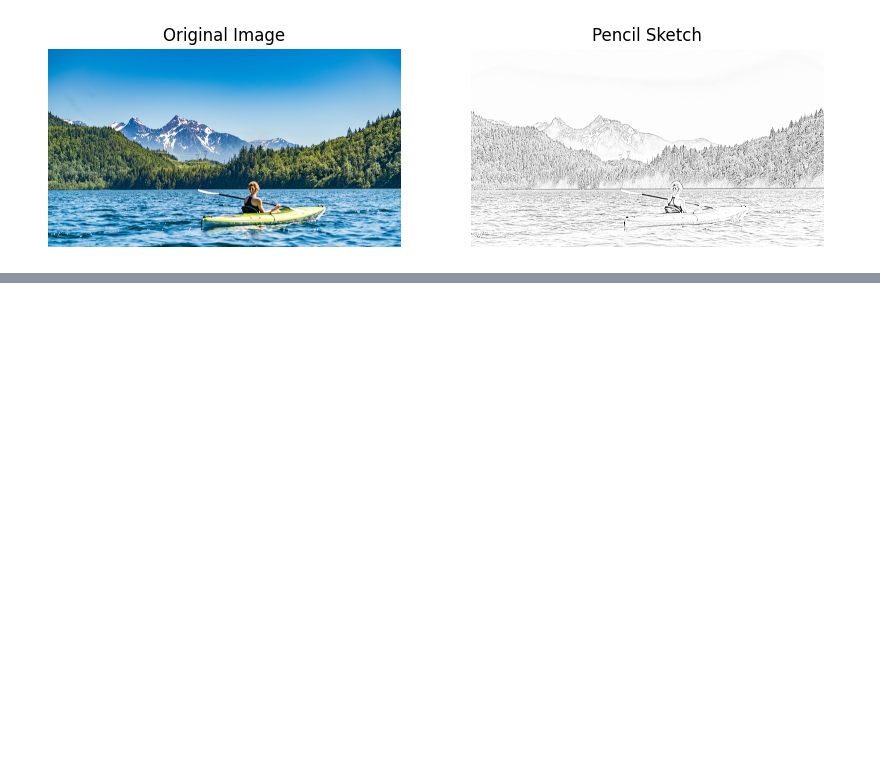
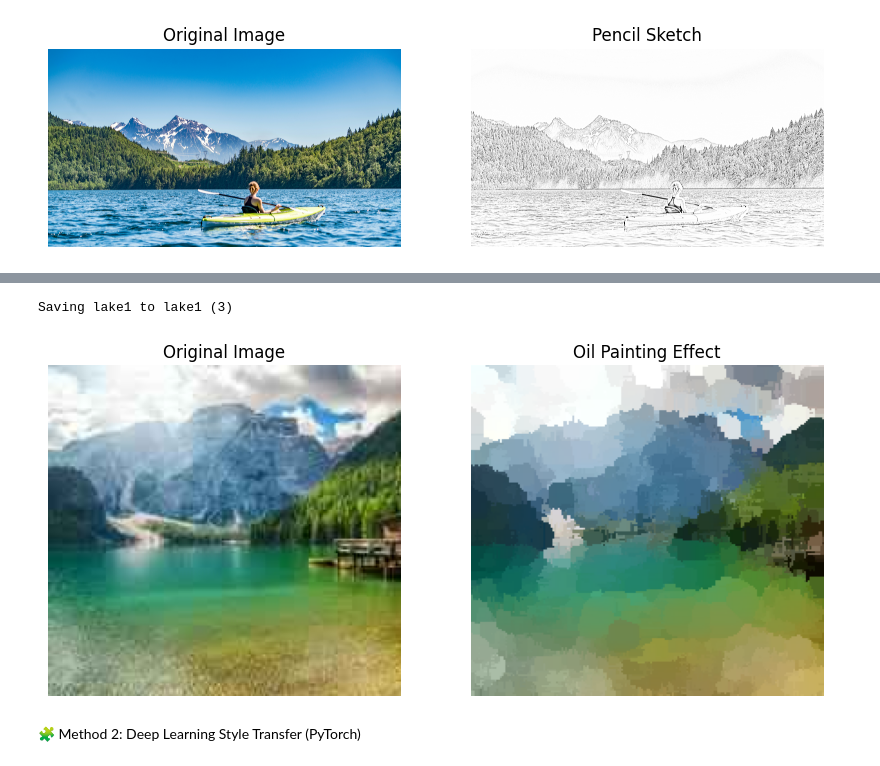
Before and after one commit to pujakr2/puja-kumari, a Jupyter notebook: AI_Based_Image_Transformation(Milestone_1).ipynb, the cells around one changed output, grey strips where cells are left out. Drawn from its saved outputs; the diff is of its cells as text; code cells hidden in the pictures; blank space fills up the shorter version.

```diff
--- a/AI_Based_Image_Transformation(Milestone_1).ipynb
+++ b/AI_Based_Image_Transformation(Milestone_1).ipynb
@@ -405,0 +104,37 @@ optimizer = optim.LBFGS([target], lr=1.0)
+# %%
+# --- Import libraries ---
+import cv2
+from google.colab import files
+import matplotlib.pyplot as plt
+
+# --- Upload image ---
+uploaded = files.upload()
+
+# --- Read image ---
+for filename in uploaded.keys():
+    image = cv2.imread(filename)
+
+# Convert BGR (OpenCV) to RGB (Matplotlib)
+image_rgb = cv2.cvtColor(image, cv2.COLOR_BGR2RGB)
+
+# --- Oil painting effect ---
+oil_paint = cv2.xphoto.oilPainting(image, size=7, dynRatio=1)
+oil_paint_rgb = cv2.cvtColor(oil_paint, cv2.COLOR_BGR2RGB)
+
+# --- Display side by side ---
+plt.figure(figsize=(10, 5))
+
+# Original image
+plt.subplot(1, 2, 1)
+plt.imshow(image_rgb)
+plt.title("Original Image")
+plt.axis("off")
+
+# Oil painting effect
+plt.subplot(1, 2, 2)
+plt.imshow(oil_paint_rgb)
+plt.title("Oil Painting Effect")
+plt.axis("off")
+
+plt.show()
+# %% [output]
@@ -405,0 +142,4 @@ optimizer = optim.LBFGS([target], lr=1.0)
+Saving lake1 to lake1 (3)
+[figure, added]
+# %% [markdown]
+🧩 Method 2: Deep Learning Style Transfer (PyTorch)
```
Also changed, not shown: parts of 44 cells of this notebook.
